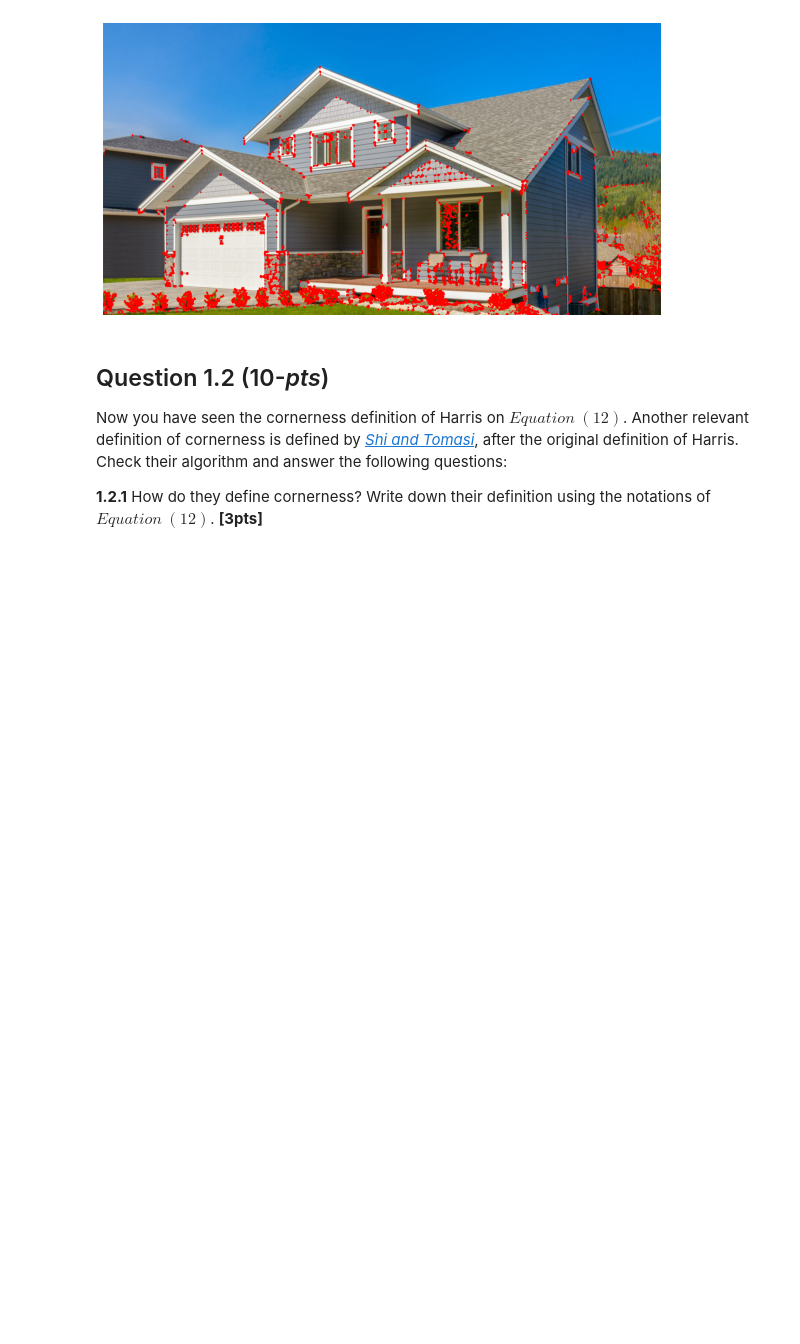
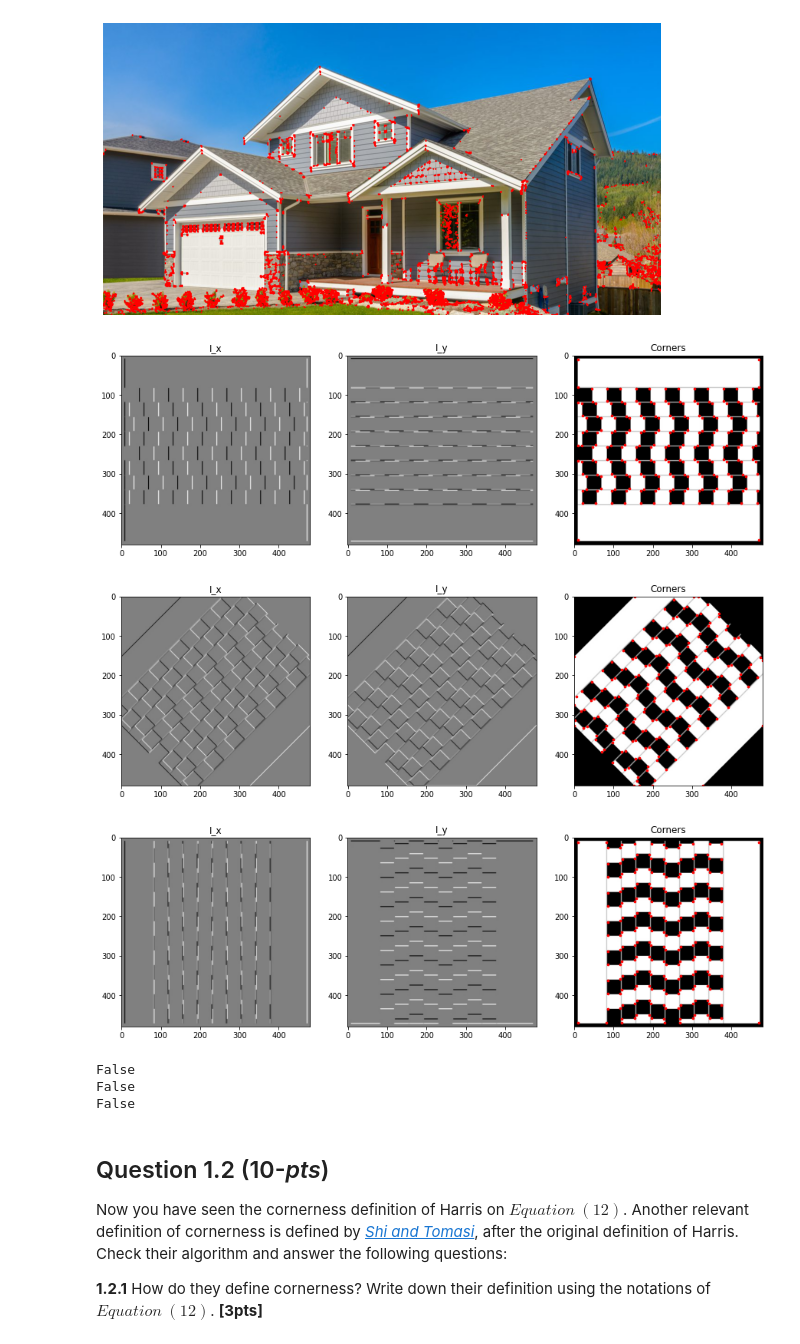
Before and after one commit to karim-abdel/ComputerVision_1, a Jupyter notebook: Lab3 (1)/CV1_Lab3_Students.ipynb, the cells around one changed output. Saved outputs shown, nothing was run; the diff lists cells and outputs as text; code cells hidden in the pictures; blank space fills up the shorter version.

```diff
--- a/Lab3 (1)/CV1_Lab3_Students.ipynb
+++ b/Lab3 (1)/CV1_Lab3_Students.ipynb
@@ -282,3 +261,27 @@ plt.imshow(image[:,:,::-1])
 # %% [output]
 <matplotlib.image.AxesImage at 0x...>
 [figure]
+# %%
+def rotate_and_save_image(image, angle, output_path):
+    (h, w) = image.shape[:2]
+    center = (w // 2, h // 2)
+    M = cv2.getRotationMatrix2D(center, angle, 1.0)
+    rotated = cv2.warpAffine(image, M, (w, h))
+    cv2.imwrite(output_path, rotated)
+    return output_path
+
+# Read the image
+image = cv2.imread('./data/checkerboard.jpg')
+
+# Rotate the image by 45 and 90 degrees and save them
+path_45 = rotate_and_save_image(image, 45, 'rotated_45.jpg')
+path_90 = rotate_and_save_image(image, 90, 'rotated_90.jpg')
+
+# Apply your Harris Corner Detector function
+plot_derivatives_and_corners('./data/checkerboard.jpg', 2, 1)
+plot_derivatives_and_corners(path_45, 2, 100)
+plot_derivatives_and_corners(path_90, 2, 1)
+# %% [output]
+[figure, added]
+[figure, added]
+[figure, added]
@@ -285,3 +292,11 @@ plt.imshow(image[:,:,::-1])
+# %%
+print((H == H45).all())
+print((H == H90).all())
+print((H90 == H45).all())
+# %% [output]
+False
+False
+False
 # %% [markdown]
 ## Question 1.2 (10-*pts*)
 
```
Also changed, not shown: parts of 4 cells of this notebook, 2 other files.
